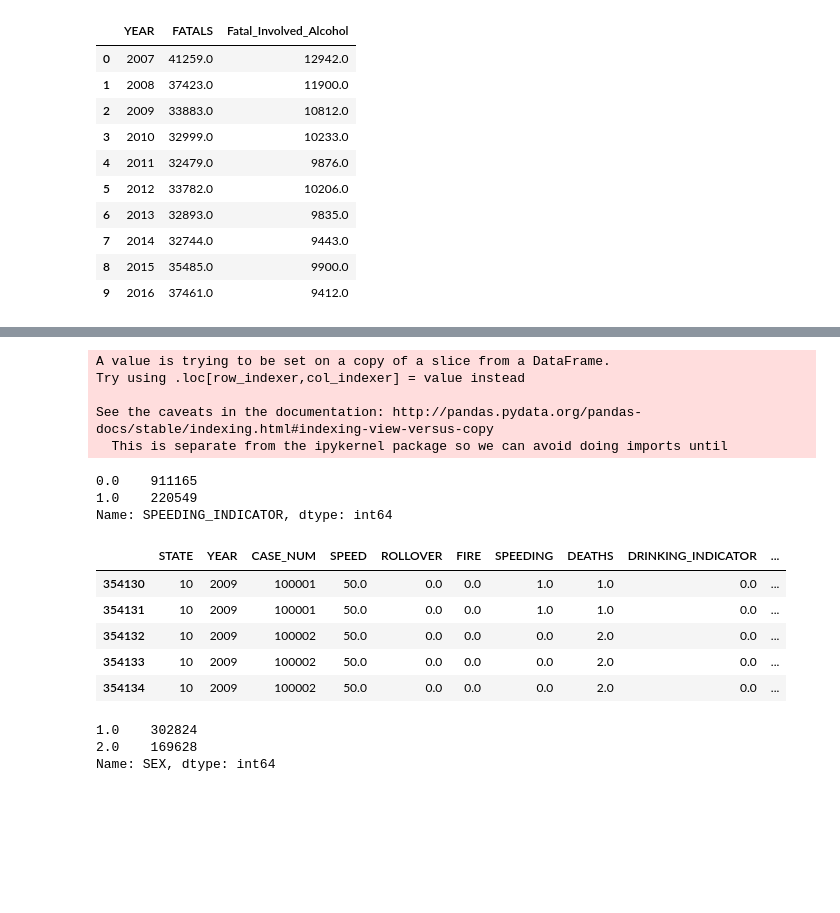
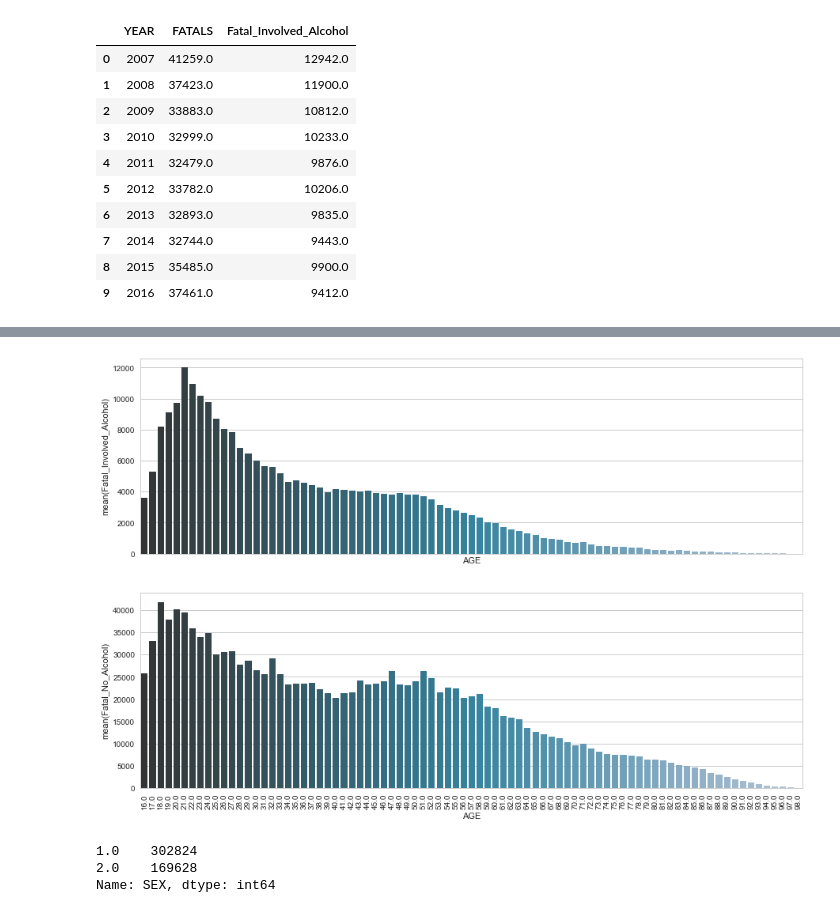
Before and after one commit to junemore/traffic-accidents-analysis, a Jupyter notebook: Notebook_5_Alcohol+Violation.ipynb, the cells around one changed output, grey strips where cells are left out. Saved outputs shown, nothing was run; the diff lists cells and outputs as text; code cells hidden in the pictures; blank space fills up the shorter version.

```diff
--- a/Notebook_5_Alcohol+Violation.ipynb
+++ b/Notebook_5_Alcohol+Violation.ipynb
@@ -77,0 +131,7 @@ sns.despine(left=True, bottom=True)
+# %%
+Death_by_age_drinking=fatal_crashs_all.loc[fatal_crashs_all['DRINKING_INDICATOR'] == 1].loc[fatal_crashs_all['AGE']<=98].loc[fatal_crashs_all['AGE']>=16].groupby('AGE',as_index=False)['FATALS'].sum()
+Death_by_age_drinking.rename(columns={'FATALS':'Fatal_Involved_Alcohol'},inplace=True)
+
+Death_by_age_nondrinking=fatal_crashs_all.loc[fatal_crashs_all['DRINKING_INDICATOR'] == 0].loc[fatal_crashs_all['AGE']<=98].loc[fatal_crashs_all['AGE']>=16].groupby('AGE',as_index=False)['FATALS'].sum()
+Death_by_age_drinking['Fatal_No_Alcohol']= Death_by_age_nondrinking['FATALS']
+Death_by_age_drinking.head()
@@ -78,27 +145,16 @@ sns.despine(left=True, bottom=True)
+# %%
+fig, (ax1, ax2) = plt.subplots(2,sharex=True,figsize=(15, 10))
+g = sns.barplot(x="AGE", y="Fatal_Involved_Alcohol", data=Death_by_age_drinking,label="Total",palette="PuBuGn_d",ax=ax1)
+g = sns.barplot(x="AGE", y="Fatal_No_Alcohol", data=Death_by_age_drinking,label="Total",palette="PuBuGn_d",ax=ax2)
+plt.xticks(rotation='vertical')
+plt.show()
+# %% [output]
+[figure, added]
 # %%
-#since data before 2009 do not contain information of whether the driver speeding or not, so we select data from after 2009
+# since data before 2009 do not contain information of whether the driver speeding or not, so we select data from after 2009
 fatal_crashs_since2009=fatal_crashs_all.loc[fatal_crashs_all['YEAR'] >= 2009]
-fatal_crashs_since2009['SPEEDING_INDICATOR']=fatal_crashs_since2009['SPEEDING'].where(fatal_crashs_since2009['SPEEDING'] <= 1, 1)
-fatal_crashs_since2009['SPEEDING_INDICATOR'].value_counts()
+no_trains=fatal_crashs_since2009[(fatal_crashs_since2009.SPEED <= 200)& (fatal_crashs_since2009.SEX <= 2)]
+no_trains.head()
-# %% [output]
-A value is trying to be set on a copy of a slice from a DataFrame.
-Try using .loc[row_indexer,col_indexer] = value instead
-
-See the caveats in the documentation: http://pandas.pydata.org/pandas-docs/stable/indexing.html#indexing-view-versus-copy
-  This is separate from the ipykernel package so we can avoid doing imports until
-0.0    911165
-1.0    220549
-Name: SPEEDING_INDICATOR, dtype: int64
-# %%
-no_trains=fatal_crashs_since2009[(fatal_crashs_since2009.SPEED <= 200)& (fatal_crashs_since2009.SEX <= 2)]
-no_trains.head()
-# %% [output]
-|  | STATE | YEAR | CASE_NUM | SPEED | ROLLOVER | FIRE | SPEEDING | DEATHS | DRINKING_INDICATOR | ... |
-| 354130 | 10 | 2009 | 100001 | 50.0 | 0.0 | 0.0 | 1.0 | 1.0 | 0.0 | ... |
-| 354131 | 10 | 2009 | 100001 | 50.0 | 0.0 | 0.0 | 1.0 | 1.0 | 0.0 | ... |
-| 354132 | 10 | 2009 | 100002 | 50.0 | 0.0 | 0.0 | 0.0 | 2.0 | 0.0 | ... |
-| 354133 | 10 | 2009 | 100002 | 50.0 | 0.0 | 0.0 | 0.0 | 2.0 | 0.0 | ... |
-| 354134 | 10 | 2009 | 100002 | 50.0 | 0.0 | 0.0 | 0.0 | 2.0 | 0.0 | ... |
 # %%
 no_trains['SEX'].value_counts()
 # %% [output]
```
Also changed, not shown: parts of 13 cells of this notebook, 6 other files.
